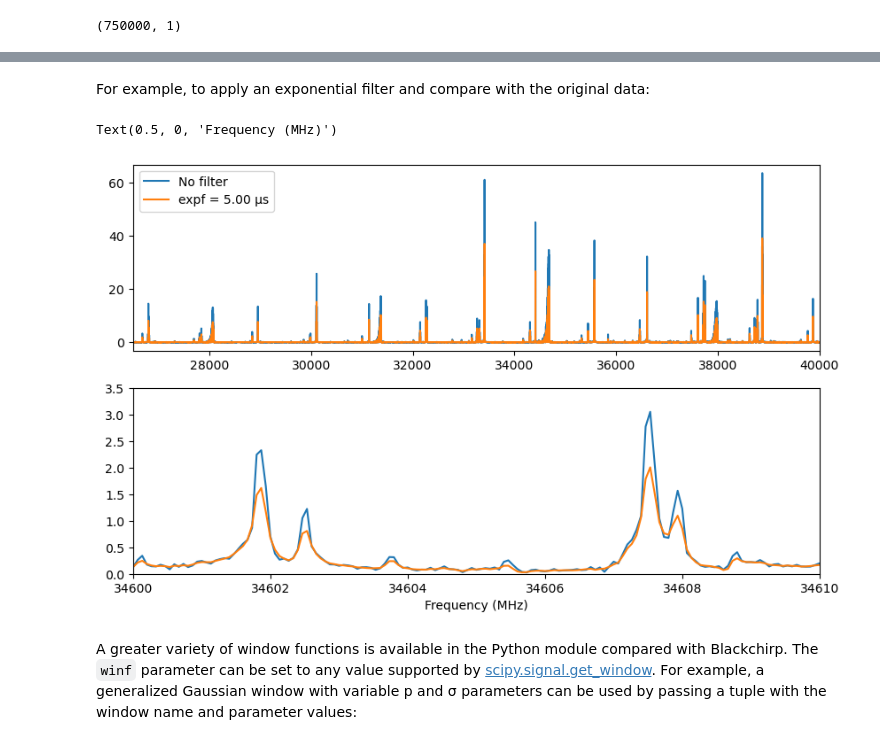
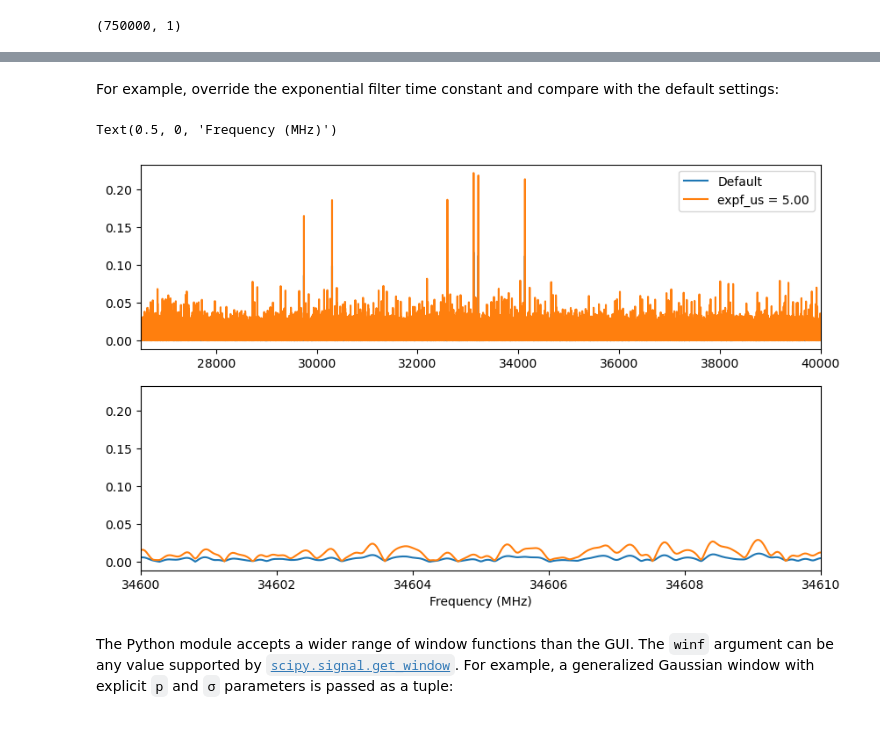
Before and after one commit to kncrabtree/blackchirp, a Jupyter notebook: python/single-fid.ipynb, the cells around one changed output, grey strips where cells are left out. Drawn from its saved outputs; the diff is of its cells as text; code cells hidden in the pictures.

```diff
--- a/python/single-fid.ipynb
+++ b/python/single-fid.ipynb
@@ -29,5 +24,5 @@ The `BCExperiment` class is used to read in these files and construct python obj
 # %%
-exp = BCExperiment('./example-data/mtbe/')
+exp = BCExperiment('./example-data/v2-ftmw/')
 
 exp.header
 # %% [output]
@@ -225,11 +210,10 @@ This experiment contains 2 FIDs: FID 0 is the final set of data and FID 1 was a
 # %%
-x2,y2 = exp.ftmw.get_fid(1).ft()
-fig,ax = plt.subplots(figsize=(10,3))
-ax.plot(x2,y2,label='FID 1')
-ax.plot(x,y,label='FID 0')
+x_backup, y_backup = exp.ftmw.get_fid(1).ft()
+fig, ax = plt.subplots(figsize=(10, 3))
+ax.plot(x_backup, y_backup, label='FID 1 (backup)')
+ax.plot(x, y, label='FID 0 (cumulative)')
 ax.set_xlabel('Frequency (MHz)')
-ax.set_xlim(36000,36010)
-ax.set_ylim(0,0.15)
+ax.set_xlim(26500, 40000)
 ax.legend()
 # %% [output]
 <matplotlib.legend.Legend at 0x...>
@@ -272,22 +256,21 @@ Type:      method
 # %% [markdown]
-For example, to apply an exponential filter and compare with the original data:
+For example, override the exponential filter time constant and compare with the default settings:
 # %%
 expf = 5.0
-x3,y3 = exp.ftmw.get_fid().ft(expf_us=expf)
+x_filt, y_filt = exp.ftmw.get_fid().ft(expf_us=expf)
 
-fig,axes = plt.subplots(2,1,figsize=(10,6))
+fig, axes = plt.subplots(2, 1, figsize=(10, 6))
 for ax in axes:
-    ax.plot(x,y,label='No filter')
-    ax.plot(x3,y3,label=f'expf = {expf:.2f} μs')
-axes[0].set_xlim(26500,40000)
-axes[1].set_xlim(34600,34610)
-axes[1].set_ylim(0,3.5)
+    ax.plot(x, y, label='Default')
+    ax.plot(x_filt, y_filt, label=f'expf_us = {expf:.2f}')
+axes[0].set_xlim(26500, 40000)
+axes[1].set_xlim(34600, 34610)
 axes[0].legend()
 axes[1].set_xlabel('Frequency (MHz)')
 # %% [output]
 Text(0.5, 0, 'Frequency (MHz)')
-[figure, old version]
+[figure, new version]
 # %% [markdown]
-A greater variety of window functions is available in the Python module compared with Blackchirp. The `winf` parameter can be set to any value supported by [scipy.signal.get_window](https://docs.scipy.org/doc/scipy/reference/generated/scipy.signal.get_window.html). For example, a generalized Gaussian window with variable p and σ parameters can be used by passing a tuple with the window name and parameter values:
+The Python module accepts a wider range of window functions than the GUI. The `winf` argument can be any value supported by [`scipy.signal.get_window`](https://docs.scipy.org/doc/scipy/reference/generated/scipy.signal.get_window.html). For example, a generalized Gaussian window with explicit `p` and `σ` parameters is passed as a tuple:
 # %%
 p = 1.5
```
Also changed, not shown: parts of 51 cells of this notebook, 13 other files.
